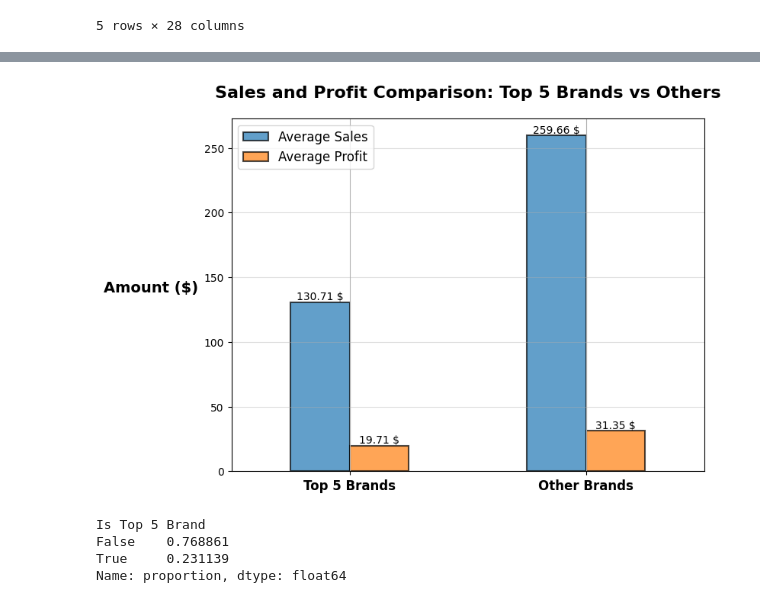
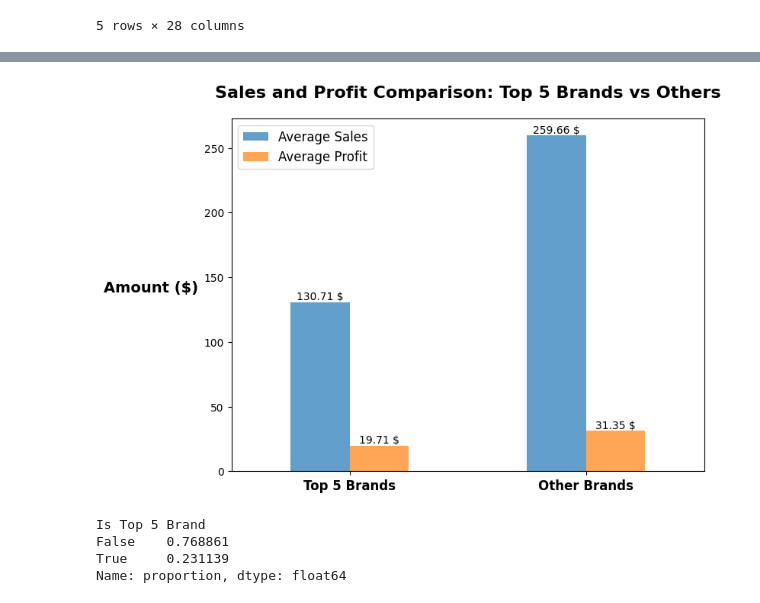
Before and after one commit to manipuppeteer/Data-Analysis-Project-DataCraft, a Jupyter notebook: superstore_sales/sales_analyis.ipynb, the cells around one changed output, grey strips where cells are left out. Cells and saved outputs as stored; diff of their text form; code cells hidden in the pictures.

```diff
--- a/superstore_sales/sales_analyis.ipynb
+++ b/superstore_sales/sales_analyis.ipynb
@@ -391,3 +391,17 @@ df['Product Name'].str.split().str[0].value_counts().head(5).plot(
 # %% [output]
 <Axes: title={'center': 'Top 5 Brands'}>
 [figure]
+# %%
+df['brand name'] = df['Product Name'].str.split().str[0]
+df['brand name'] = df['brand name'][~df['brand name'].isin(['Staples', 'Office'])]
+df['brand name'].value_counts().head(10).plot(
+    kind = 'barh',
+    title='Top 10 Product Brands',
+    xlabel='Number of Sales',
+    ylabel='Product Brand',
+    color='blue',
+
+    linewidth=1.2,
+
+    alpha=0.7
+)
@@ -407,34 +458,34 @@ df.head()
 # %%
 ax = df.groupby('Is Top 5 Brand').agg({'Sales':'mean', 'Profit':'mean'})\
                                  .reindex([True, False])\
                                  .plot(
     kind='bar',
     title='Sales and Profit Comparison: Top 5 Brands vs Others',
     xlabel='Is Top 5 Brand',
     ylabel='Amount ($)',
     rot=0,
     figsize=(8, 6),
     color=['#1f77b4', '#ff7f0e'],
-    edgecolor='black',
+
     linewidth=1.5,
-    grid=True,
+    grid=False,
     alpha=0.7
 )
 ax.set_title('Sales and Profit Comparison: Top 5 Brands vs Others', fontdict={'fontsize': 16, 'fontweight': 'bold'}, pad=20)
 ax.set_ylabel('Amount ($)', fontdict={'fontsize': 14, 'fontweight': 'bold'}, labelpad=50, rotation=0)
 ax.set_xlabel('')
 ax.set_xticklabels(['Top 5 Brands', 'Other Brands'], fontsize=12, fontweight='bold')
 ax.legend(['Average Sales', 'Average Profit'], fontsize=12)
 for p in ax.patches:
     ax.annotate(f'{p.get_height():,.2f} $',
                 (p.get_x() + p.get_width() / 2, p.get_height()),
                 ha='center',
                 va='bottom',
                 fontsize=10)
-plt.grid(axis='y', alpha=0.4)
+#plt.grid(axis='y', alpha=0.4)
 plt.show()
 # %% [output]
-[figure, old version]
+[figure, new version]
 # %%
 df['Is Top 5 Brand'].value_counts(normalize=True)
 # %% [output]
```
Also changed, not shown: parts of 19 cells of this notebook, 12 other files.
